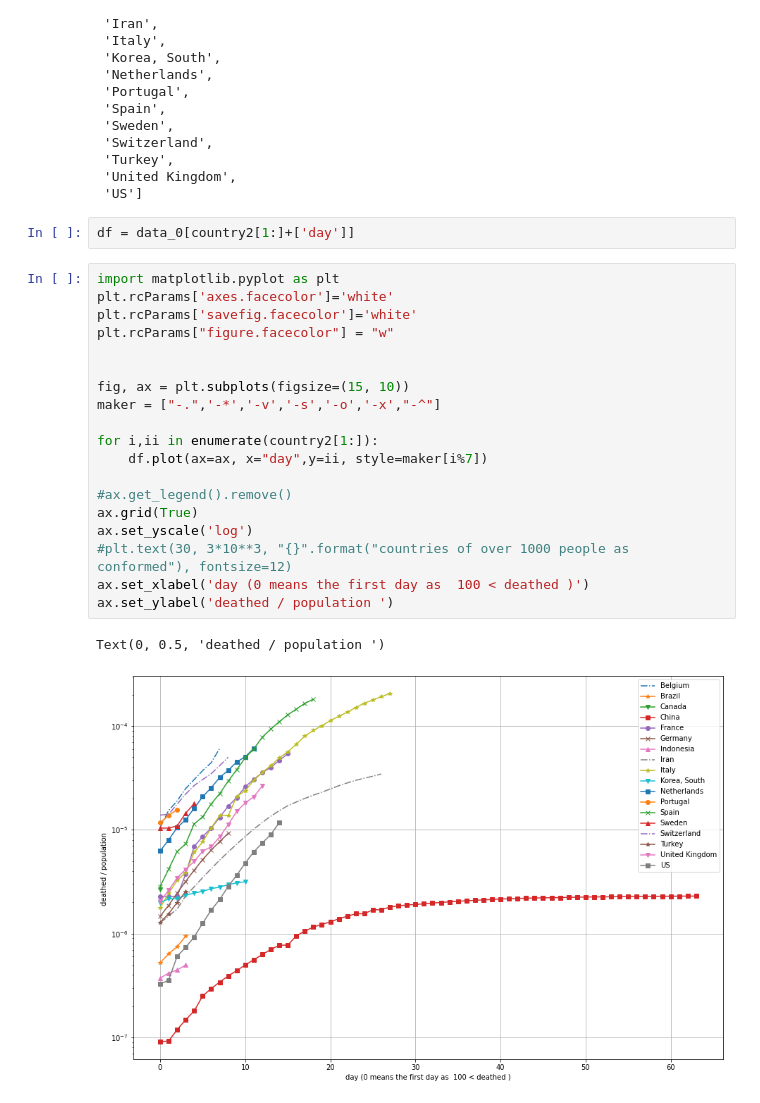
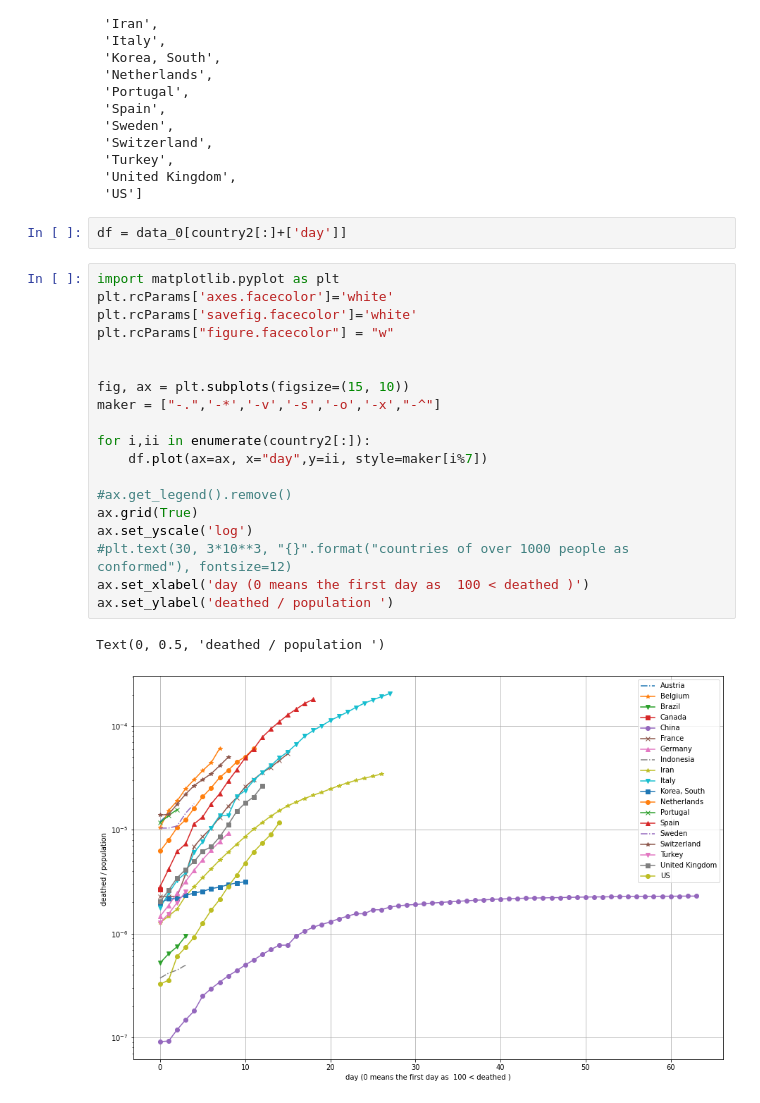
Before and after one commit to YoungKwonJo/simulation01, a Jupyter notebook: real-data7.ipynb, the cells around one changed output. Saved outputs shown, nothing was run; the diff lists cells and outputs as text.

```diff
--- a/real-data7.ipynb
+++ b/real-data7.ipynb
@@ -151,26 +151,26 @@ country2
  'United Kingdom',
  'US']
 # %%
-df = data_0[country2[1:]+['day']]
+df = data_0[country2[:]+['day']]
 # %%
 import matplotlib.pyplot as plt
 plt.rcParams['axes.facecolor']='white'
 plt.rcParams['savefig.facecolor']='white'
 plt.rcParams["figure.facecolor"] = "w"
 
 
 fig, ax = plt.subplots(figsize=(15, 10))
 maker = ["-.",'-*','-v','-s','-o','-x',"-^"]
 
-for i,ii in enumerate(country2[1:]):
+for i,ii in enumerate(country2[:]):
     df.plot(ax=ax, x="day",y=ii, style=maker[i%7])
 
 #ax.get_legend().remove()
 ax.grid(True)
 ax.set_yscale('log')
 #plt.text(30, 3*10**3, "{}".format("countries of over 1000 people as conformed"), fontsize=12)
 ax.set_xlabel('day (0 means the first day as  100 < deathed )')
 ax.set_ylabel('deathed / population ')
 # %% [output]
 Text(0, 0.5, 'deathed / population ')
-[figure, old version]
+[figure, new version]
```
